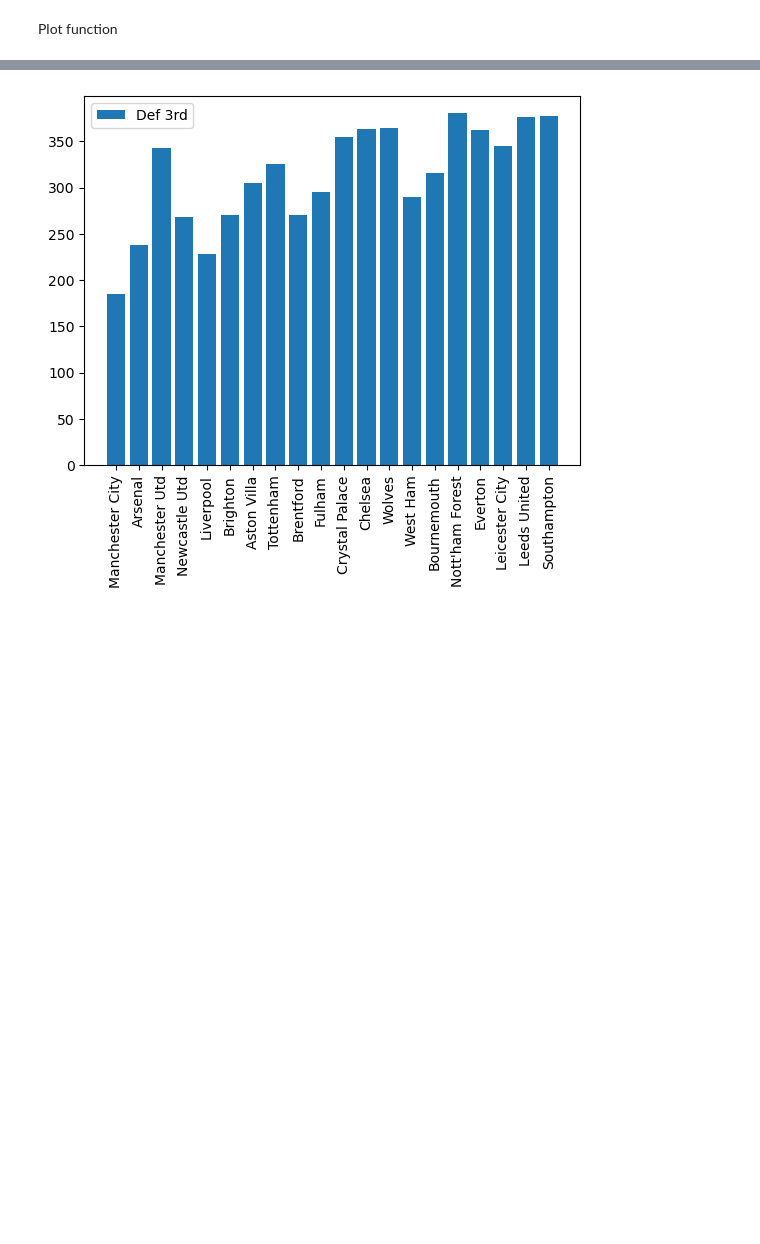
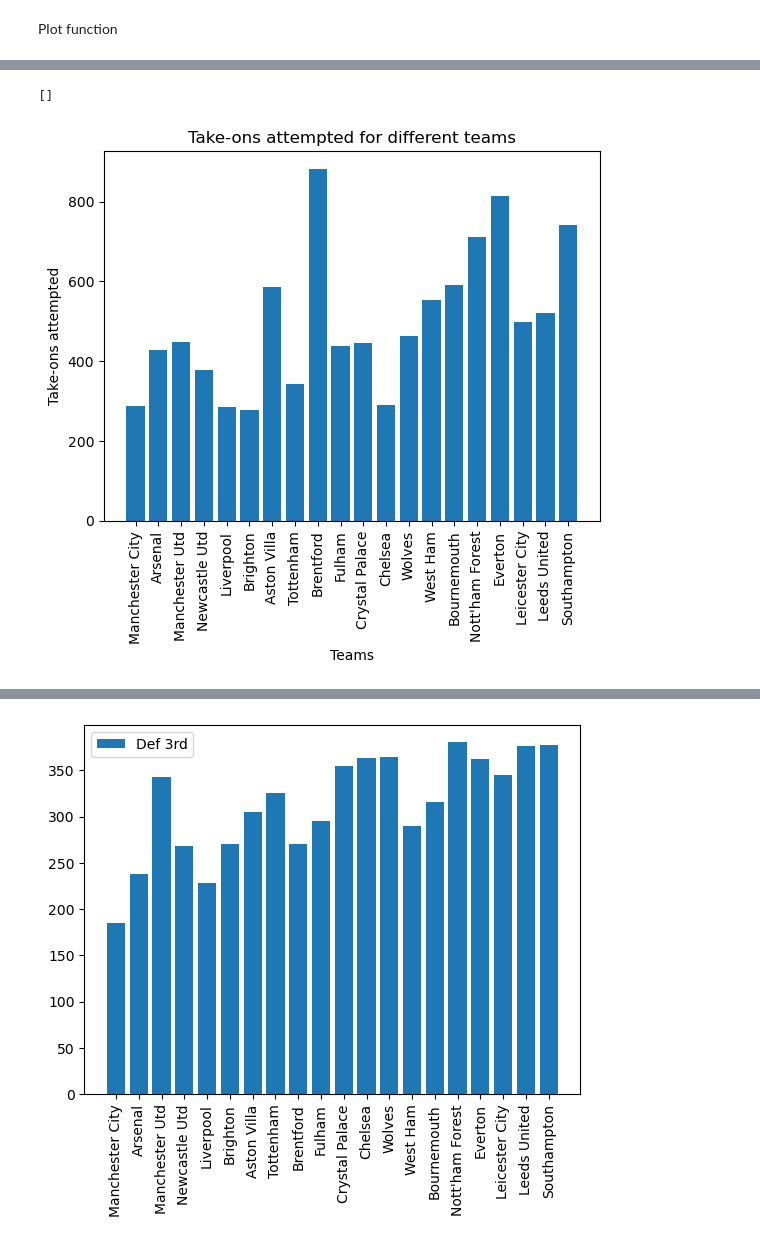
Before and after one commit to Yashuchirag/team_pressing_project, a Jupyter notebook: src/Visualization_Viveka.ipynb, the cells around one changed output, grey strips where cells are left out. Saved outputs shown, nothing was run; the diff lists cells and outputs as text; code cells hidden in the pictures; blank space fills up the shorter version.

```diff
--- a/src/Visualization_Viveka.ipynb
+++ b/src/Visualization_Viveka.ipynb
@@ -92,2 +143,13 @@ def plot_data(df, y_cols):
 # %%
 poss_press_stats=data_pressing_possession_corr.loc[['Def 3rd','Mid 3rd','Att 3rd','Tkl','Att','Tkl%','Lost','Blocks','Sh','Pass','Int','Tkl+Int','Clr','Err'],'Poss'].dropna().index
+# %%
+plt.figure()
+plt.xticks(rotation=90)
+plt.bar(data_pressing_possession.index,data_pressing_possession['Att'])
+plt.title("Take-ons attempted for different teams")
+plt.ylabel("Take-ons attempted")
+plt.xlabel("Teams")
+plt.plot()
+# %% [output]
+[]
+[figure, added]
```
Also changed, not shown: parts of 12 cells of this notebook, 1 other file.
